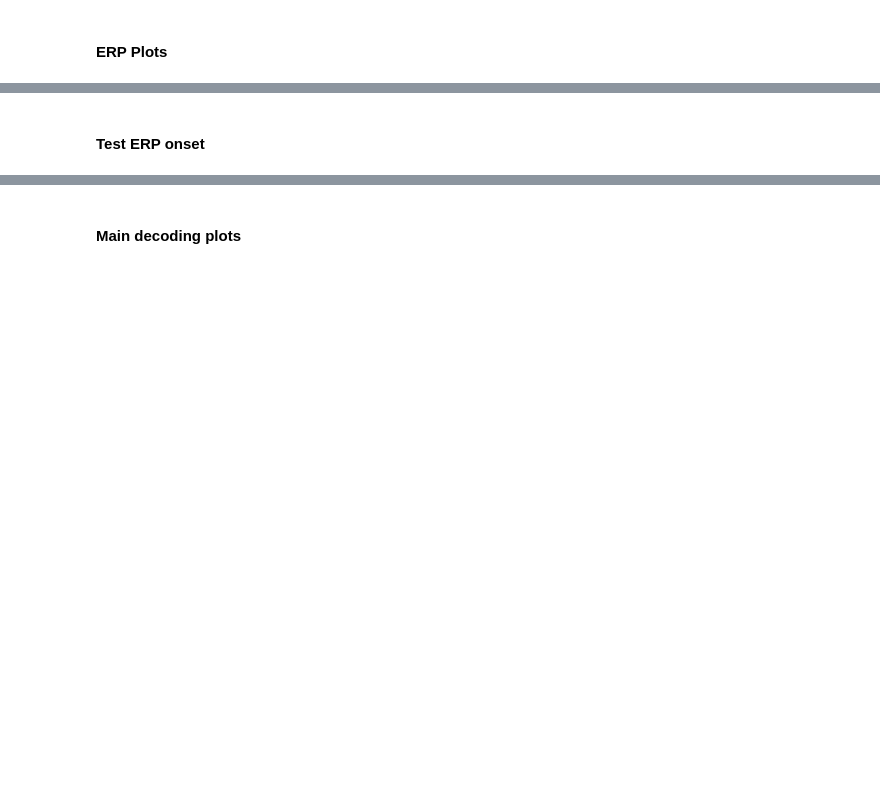
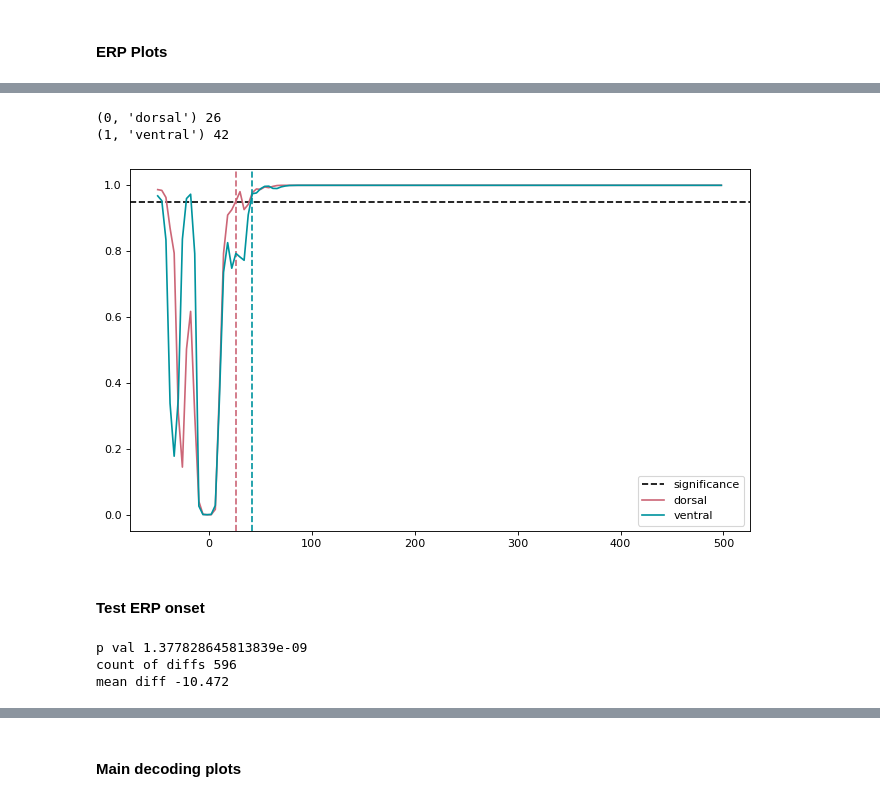
Before and after one commit to vayzenb/pepdoc, a Jupyter notebook: analysis/pepdoc_analysis_figs.ipynb, the cells around one changed output, grey strips where cells are left out. Cells and saved outputs as stored; diff of their text form; code cells hidden in the pictures; blank space fills up the shorter version.

```diff
--- a/analysis/pepdoc_analysis_figs.ipynb
+++ b/analysis/pepdoc_analysis_figs.ipynb
@@ -113,21 +136,25 @@ for roi in rois:
 # %%
 '''
 Plot significance time series
 '''
 
 rois = ['dorsal','ventral']
-line_color = ['#00949e','#CC6677']
+line_color =  ['#CC6677','#00949e']
 alpha_level = .95
 plt.figure(figsize=(10, 6), dpi=80)
 plt.axhline(alpha_level, color = 'k', label='significance', linestyle='--')
 for roi in enumerate(rois):
     sig_data = 1-np.load(f'{results_dir}/erp/{roi[1]}_sig_ts.npy')
     onset = np.min(np.where(sig_data[stim_onset:] >= alpha_level))+stim_onset
     onset = ((onset *bin_length)-start_window)
     plt.plot(timepoints, sig_data, label = roi[1], color = line_color[roi[0]])
     plt.axvline(onset,  linestyle='--', color = line_color[roi[0]])
     plt.legend()
     print(roi, onset)
+# %% [output]
+(0, 'dorsal') 26
+(1, 'ventral') 42
+[figure, added]
 # %% [markdown]
 #### Test ERP onset
 # %%
@@ -225,6 +252,11 @@ for roi in comparisons:
     #count the number of times the first roi precedes the other
     time_count = np.sum(diff < 0)
 
-    print(stats.binom_test(time_count,n=len(diff), p= 0.5, alternative='two-sided'))
-    print(time_count)
+    print('p val', stats.binom_test(time_count,n=len(diff), p= 0.5, alternative='two-sided'))
+    print('count of diffs', time_count)
+    print('mean diff', np.mean(diff))
+# %% [output]
+p val 1.377828645813839e-09
+count of diffs 596
+mean diff -10.472
 # %%
```
Also changed, not shown: parts of 37 cells of this notebook, 20 other files.
